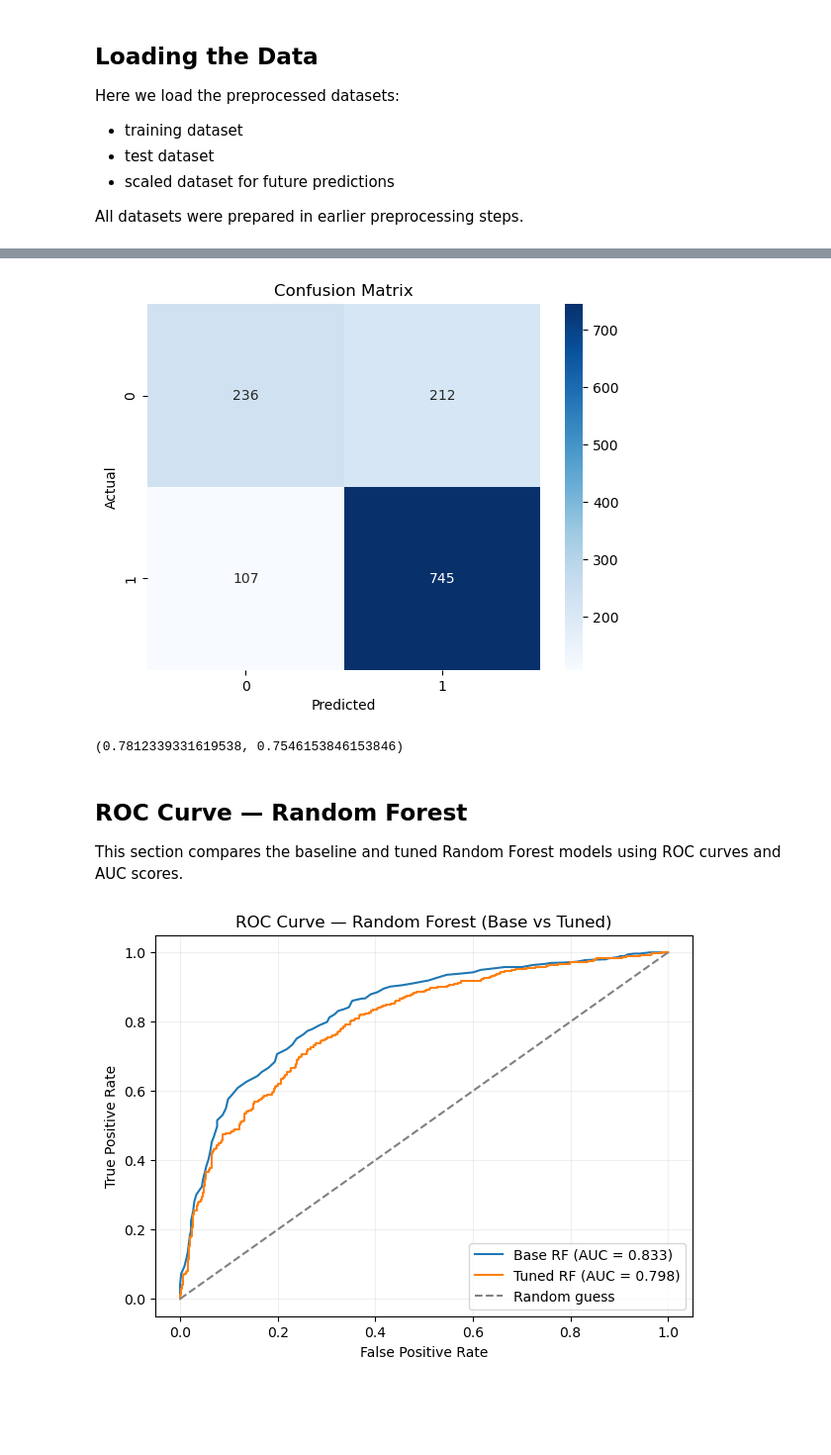
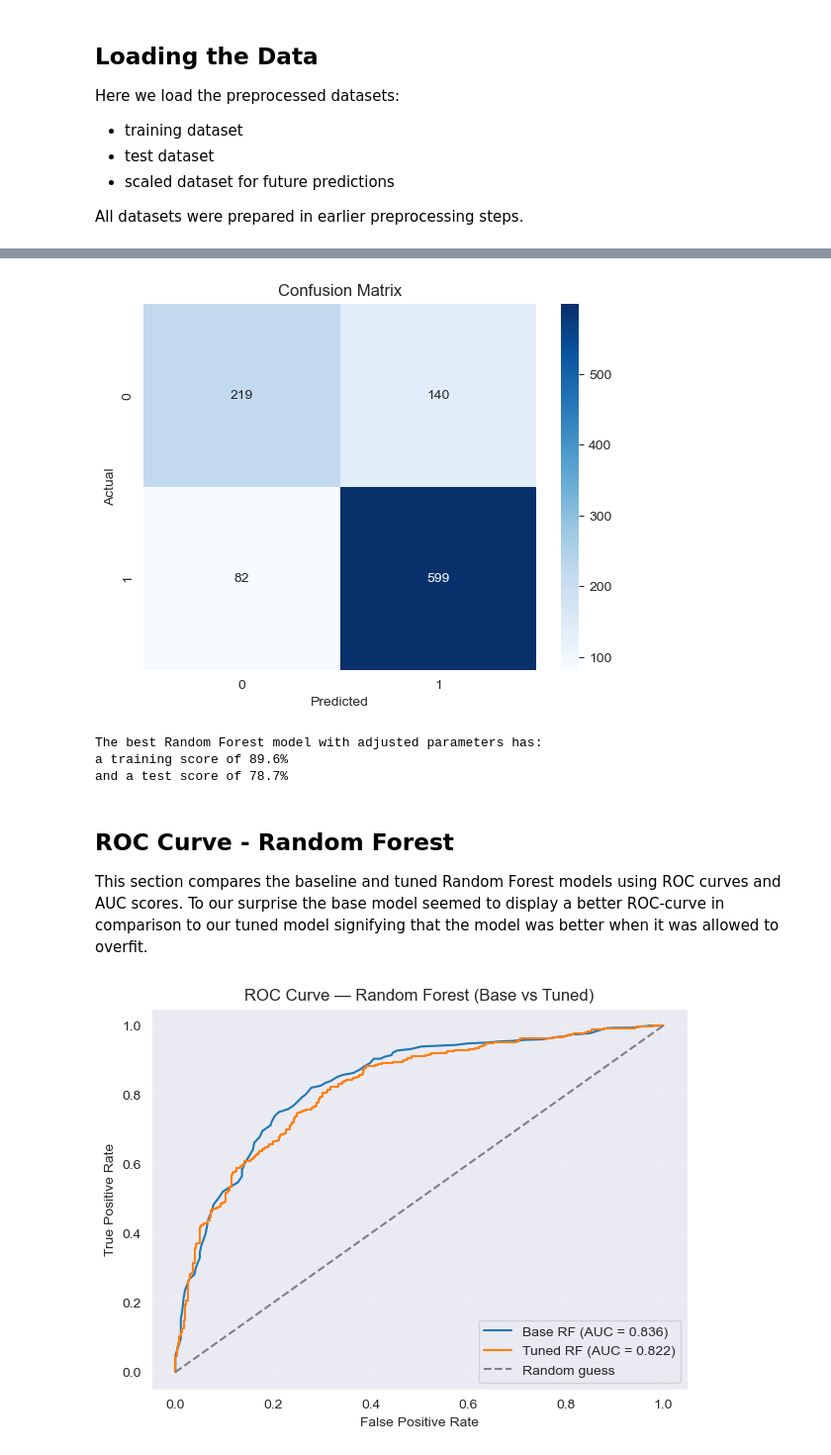
Before and after one commit to durak-dev/MachineLearning-Project, a Jupyter notebook: Modeling_Selection&Tuning.ipynb, the cells around one changed output, grey strips where cells are left out. Shown: that part at 99% size. Cells and saved outputs as stored; diff of their text form; code cells hidden in the pictures; blank space fills up the shorter version.

```diff
--- a/Modeling_Selection&Tuning.ipynb
+++ b/Modeling_Selection&Tuning.ipynb
@@ -181,0 +215,4 @@ plt.show()
+# %%
+lr = LogisticRegression()
+lr.fit(X_train_lf, y_train)
+print(f"Training Score: {round(100*lr.score(X_train_lf, y_train),2)}\nValidation Score: {round(100*lr.score(X_test_lf, y_test),2)}")
@@ -187,8 +242,8 @@ This ensemble model is expected to capture more complex non-linear relationships
 # %%
 rf = RandomForestClassifier() # Initialize Random Forest with default parameters
 
-rf.fit(X_train, y_train)
-y_pred_rf = rf.predict(X_test)
+rf.fit(X_train_af, y_train)
+y_pred_rf = rf.predict(X_test_af)
 
 accuracy_rf = accuracy_score(y_test, y_pred_rf)
 f1_rf = f1_score(y_pred_rf, y_test, average="weighted")
@@ -213,17 +268,15 @@ We perform hyperparameter tuning using GridSearchCV to optimize model complexity
 # %%
 # Define hyperparameter grid for Random Forest optimization
 param_grid = {
-    'n_estimators': [100, 300, 500, 1000],
-    'max_depth': [None, 5, 10, 20, 50],
-    'min_samples_split': [2, 5],
+    'n_estimators': [100, 300, 500],
+    'max_depth': [None, 5, 7, 10],
+    'min_samples_split': [2, 5, 10],
     'min_samples_leaf': [1, 2, 5],
 }
 
-# Initialize GridSearchCV to evaluate all parameter combinations
-grid_search  = GridSearchCV(RandomForestClassifier(),
-                                   param_grid)
-grid_search .fit(X_train, y_train)
-print(grid_search .best_estimator_)
+grid_search  = GridSearchCV(RandomForestClassifier(random_state=42), param_grid, cv=2)
+grid_search.fit(X_train_af, y_train)
+print(grid_search.best_estimator_)
 
-print("Best Parameters:", grid_search .best_params_)
+print("Best Parameters:", grid_search.best_params_)
 # %% [output]
@@ -236,13 +344,14 @@ The Random Forest model is retrained using the optimal hyperparameters obtained
 # %%
 # Retrain Random Forest using selected hyperparameters
 rf_new = RandomForestClassifier(
-n_estimators=1000,
-max_depth=5,
-min_samples_split=2,
-min_samples_leaf=1,)
+n_estimators=100,
+max_leaf_nodes=164,
+min_samples_split=5,
+min_samples_leaf=2,
+random_state=42)
 
-rf_new.fit(X_train, y_train)
-y_pred_rf_new = rf_new.predict(X_test) # Predict using tuned Random Forest
+rf_new.fit(X_train_af, y_train)
+y_pred_rf_new = rf_new.predict(X_test_af)
 
 accuracy_rf_new = accuracy_score(y_test, y_pred_rf_new)
 f1_rf_new = f1_score(y_pred_rf_new, y_test, average="weighted")
@@ -254,38 +363,41 @@ plt.ylabel('Actual')
 plt.title('Confusion Matrix')
 plt.show()
 # %% [output]
-[figure, old version]
+[figure, new version]
 # %%
-rf_new.score(X_train, y_train), rf_new.score(X_test, y_test)
+print(f"The best Random Forest model with adjusted parameters has:\na training score of {round(100*rf_new.score(X_train_af, y_train),1)}% \n"
+      f"and a test score of {round(100*rf_new.score(X_test_af, y_test),1)}%")
 # %% [output]
-(0.7812339331619538, 0.7546153846153846)
+The best Random Forest model with adjusted parameters has:
+a training score of 89.6%
+and a test score of 78.7%
 # %% [markdown]
-## ROC Curve — Random Forest
+## ROC Curve - Random Forest
 
-This section compares the baseline and tuned Random Forest models using ROC curves and AUC scores.
+This section compares the baseline and tuned Random Forest models using ROC curves and AUC scores. To our surprise the base model seemed to display a better ROC-curve in comparison to our tuned model signifying that the model was better when it was allowed to overfit.
 # %%
 y_train_bin = y_train.map({'OK': 1, 'KO': 0})
 y_test_bin  = y_test.map({'OK': 1, 'KO': 0})
 
-y_proba_rf_base = rf.predict_proba(X_test)[:, 1]
-y_proba_rf_tuned = rf_new.predict_proba(X_test)[:, 1]
+y_proba_rf_base = rf.predict_proba(X_test_af)[:, 1]
+y_proba_rf_tuned = rf_new.predict_proba(X_test_af)[:, 1]
 
 fpr_base, tpr_base, _ = roc_curve(y_test_bin, y_proba_rf_base)
 fpr_tuned, tpr_tuned, _ = roc_curve(y_test_bin, y_proba_rf_tuned)
 
 auc_base = roc_auc_score(y_test_bin, y_proba_rf_base)
 auc_tuned = roc_auc_score(y_test_bin, y_proba_rf_tuned)
 
 plt.figure(figsize=(7, 5))
 plt.plot(fpr_base, tpr_base, label=f'Base RF (AUC = {auc_base:.3f})')
 plt.plot(fpr_tuned, tpr_tuned, label=f'Tuned RF (AUC = {auc_tuned:.3f})')
 plt.plot([0, 1], [0, 1], '--', color='grey', label='Random guess')
 
 plt.xlabel('False Positive Rate')
 plt.ylabel('True Positive Rate')
 plt.title('ROC Curve — Random Forest (Base vs Tuned)')
 plt.legend()
 plt.grid(alpha=0.2)
 plt.show()
 # %% [output]
-[figure, old version]
+[figure, new version]
```
Also changed, not shown: parts of 47 cells of this notebook, 11 other files.
